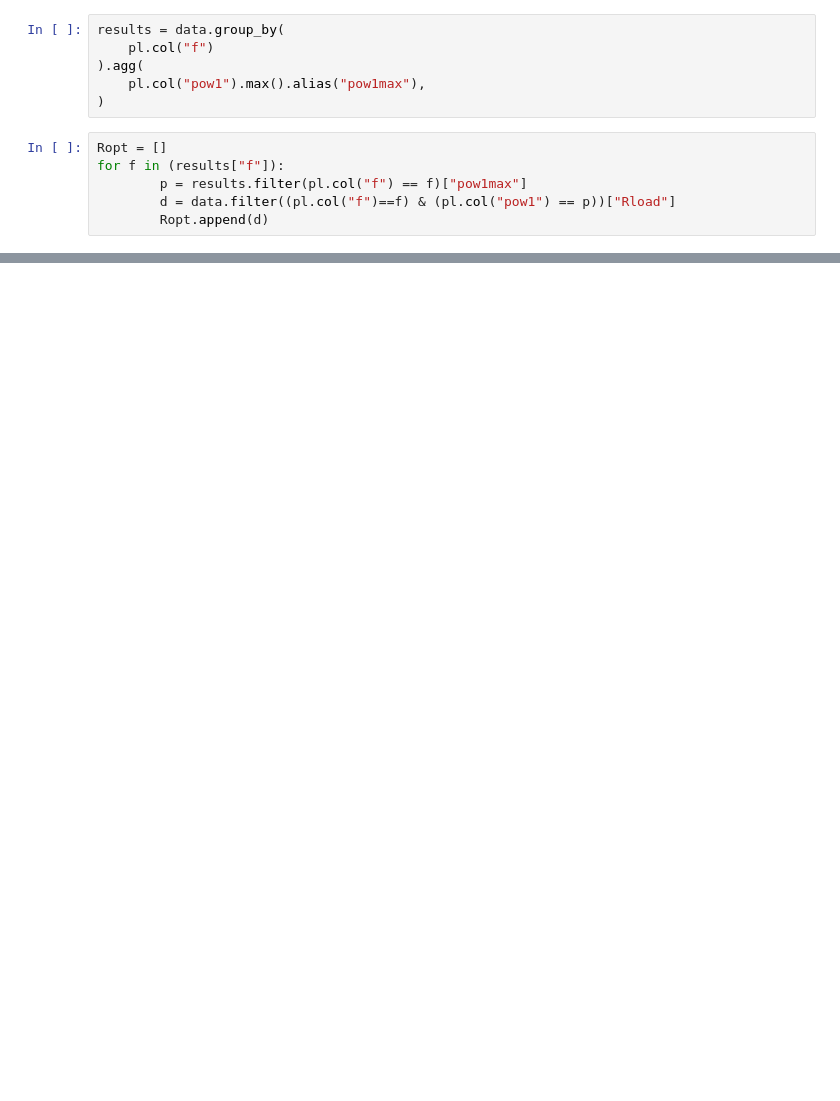
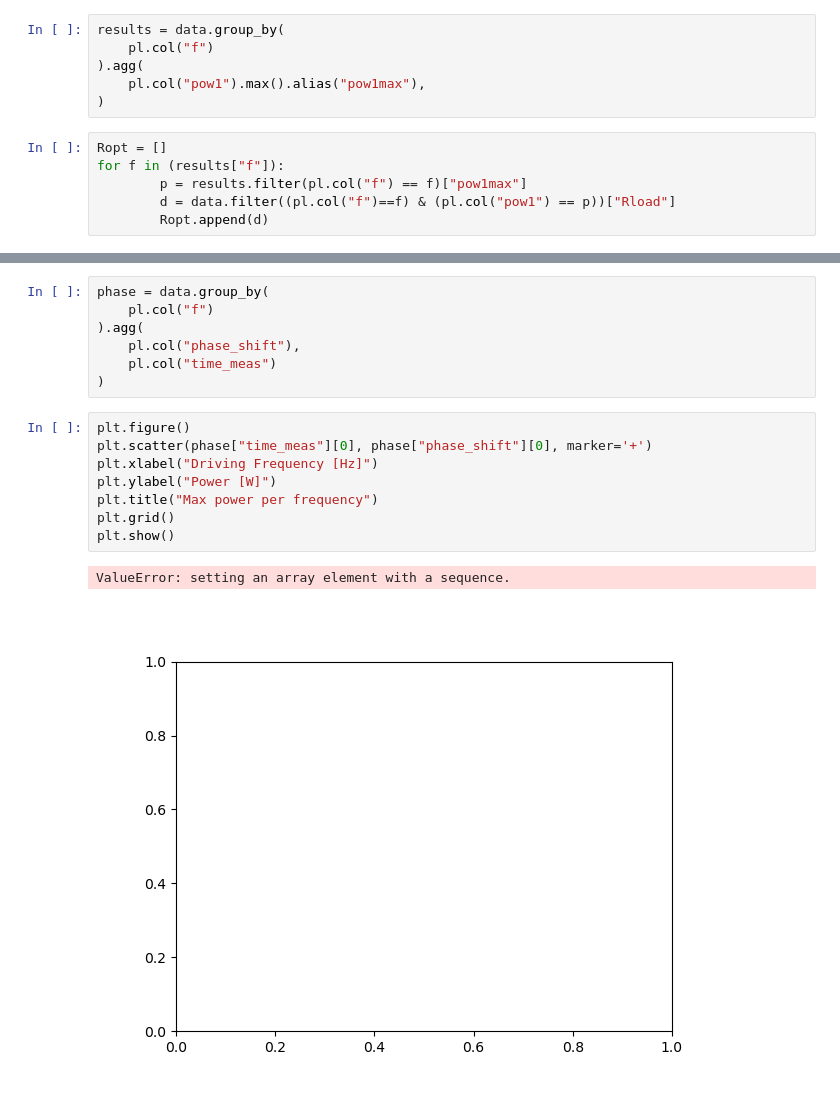
Before and after one commit to SalsyUniate/LinearManipsData, a Jupyter notebook: post_process.ipynb, the cells around one changed output, grey strips where cells are left out. Cells and saved outputs as stored; diff of their text form; blank space fills up the shorter version.

Commit message:
worked on phase analysis

```diff
--- a/post_process.ipynb
+++ b/post_process.ipynb
@@ -72,0 +75,18 @@ plt.show()
+# %%
+phase = data.group_by(
+    pl.col("f")
+).agg(
+    pl.col("phase_shift"),
+    pl.col("time_meas")
+)
+# %%
+plt.figure()
+plt.scatter(phase["time_meas"][0], phase["phase_shift"][0], marker='+')
+plt.xlabel("Driving Frequency [Hz]")
+plt.ylabel("Power [W]")
+plt.title("Max power per frequency")
+plt.grid()
+plt.show()
+# %% [output]
+ValueError: setting an array element with a sequence.
+[figure, added]
```
Also changed, not shown: parts of 6 cells of this notebook, 4 other files.
